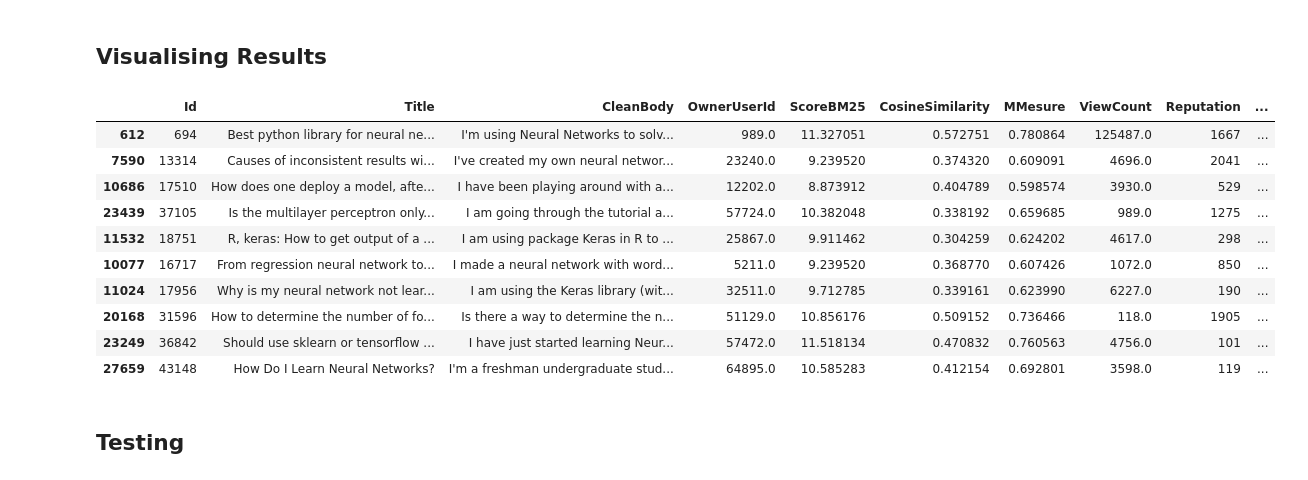
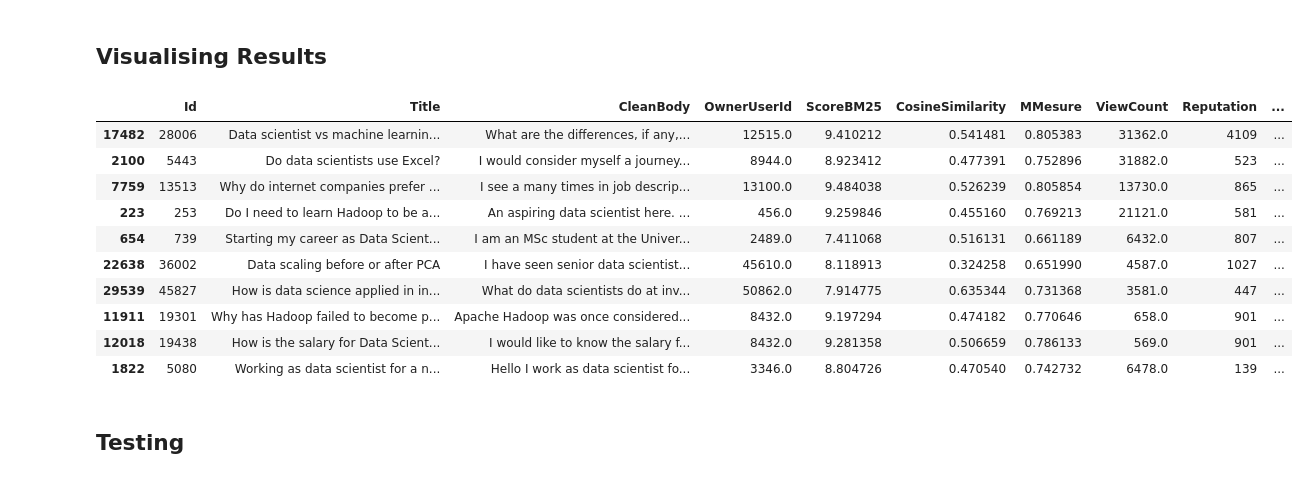
Before and after one commit to solalducloyer/EI_ST4_Groupe1, a Jupyter notebook: Search_Engine_Final_.ipynb, the cells around one changed output. Drawn from its saved outputs; the diff is of its cells as text; code cells hidden in the pictures.

```diff
--- a/Search_Engine_Final_.ipynb
+++ b/Search_Engine_Final_.ipynb
@@ -292,19 +281,19 @@ def visualize_output(query, top, coef_rep, coef_viewcount):
     ranking = metadata_ranking(query, top, coef_rep, coef_viewcount)
     return ranking[['Id', 'Title', 'CleanBody', 'OwnerUserId', 'ScoreBM25', 'CosineSimilarity', 'MMesure', 'ViewCount', 'Reputation', 'FinalScore']]
 # %%
-visualize_output('neural networks python', top=10, coef_rep=0.5, coef_viewcount=0.1)
+visualize_output('data scientists', top=10, coef_rep=0.5, coef_viewcount=0.1)
 # %% [output]
 |  | Id | Title | CleanBody | OwnerUserId | ScoreBM25 | CosineSimilarity | MMesure | ViewCount | Reputation | ... |
-| 612 | 694 | Best python library for neural ne... | I'm using Neural Networks to solv... | 989.0 | 11.327051 | 0.572751 | 0.780864 | 125487.0 | 1667 | ... |
-| 7590 | 13314 | Causes of inconsistent results wi... | I've created my own neural networ... | 23240.0 | 9.239520 | 0.374320 | 0.609091 | 4696.0 | 2041 | ... |
-| 10686 | 17510 | How does one deploy a model, afte... | I have been playing around with a... | 12202.0 | 8.873912 | 0.404789 | 0.598574 | 3930.0 | 529 | ... |
-| 23439 | 37105 | Is the multilayer perceptron only... | I am going through the tutorial a... | 57724.0 | 10.382048 | 0.338192 | 0.659685 | 989.0 | 1275 | ... |
-| 11532 | 18751 | R, keras: How to get output of a ... | I am using package Keras in R to ... | 25867.0 | 9.911462 | 0.304259 | 0.624202 | 4617.0 | 298 | ... |
-| 10077 | 16717 | From regression neural network to... | I made a neural network with word... | 5211.0 | 9.239520 | 0.368770 | 0.607426 | 1072.0 | 850 | ... |
-| 11024 | 17956 | Why is my neural network not lear... | I am using the Keras library (wit... | 32511.0 | 9.712785 | 0.339161 | 0.623990 | 6227.0 | 190 | ... |
-| 20168 | 31596 | How to determine the number of fo... | Is there a way to determine the n... | 51129.0 | 10.856176 | 0.509152 | 0.736466 | 118.0 | 1905 | ... |
-| 23249 | 36842 | Should use sklearn or tensorflow ... | I have just started learning Neur... | 57472.0 | 11.518134 | 0.470832 | 0.760563 | 4756.0 | 101 | ... |
-| 27659 | 43148 | How Do I Learn Neural Networks? | I'm a freshman undergraduate stud... | 64895.0 | 10.585283 | 0.412154 | 0.692801 | 3598.0 | 119 | ... |
+| 17482 | 28006 | Data scientist vs machine learnin... | What are the differences, if any,... | 12515.0 | 9.410212 | 0.541481 | 0.805383 | 31362.0 | 4109 | ... |
+| 2100 | 5443 | Do data scientists use Excel? | I would consider myself a journey... | 8944.0 | 8.923412 | 0.477391 | 0.752896 | 31882.0 | 523 | ... |
+| 7759 | 13513 | Why do internet companies prefer ... | I see a many times in job descrip... | 13100.0 | 9.484038 | 0.526239 | 0.805854 | 13730.0 | 865 | ... |
+| 223 | 253 | Do I need to learn Hadoop to be a... | An aspiring data scientist here. ... | 456.0 | 9.259846 | 0.455160 | 0.769213 | 21121.0 | 581 | ... |
+| 654 | 739 | Starting my career as Data Scient... | I am an MSc student at the Univer... | 2489.0 | 7.411068 | 0.516131 | 0.661189 | 6432.0 | 807 | ... |
+| 22638 | 36002 | Data scaling before or after PCA | I have seen senior data scientist... | 45610.0 | 8.118913 | 0.324258 | 0.651990 | 4587.0 | 1027 | ... |
+| 29539 | 45827 | How is data science applied in in... | What do data scientists do at inv... | 50862.0 | 7.914775 | 0.635344 | 0.731368 | 3581.0 | 447 | ... |
+| 11911 | 19301 | Why has Hadoop failed to become p... | Apache Hadoop was once considered... | 8432.0 | 9.197294 | 0.474182 | 0.770646 | 658.0 | 901 | ... |
+| 12018 | 19438 | How is the salary for Data Scient... | I would like to know the salary f... | 8432.0 | 9.281358 | 0.506659 | 0.786133 | 569.0 | 901 | ... |
+| 1822 | 5080 | Working as data scientist for a n... | Hello I work as data scientist fo... | 3346.0 | 8.804726 | 0.470540 | 0.742732 | 6478.0 | 139 | ... |
 # %% [markdown]
 ## Testing
 # %%
```
Also changed, not shown: parts of 2 cells of this notebook.
